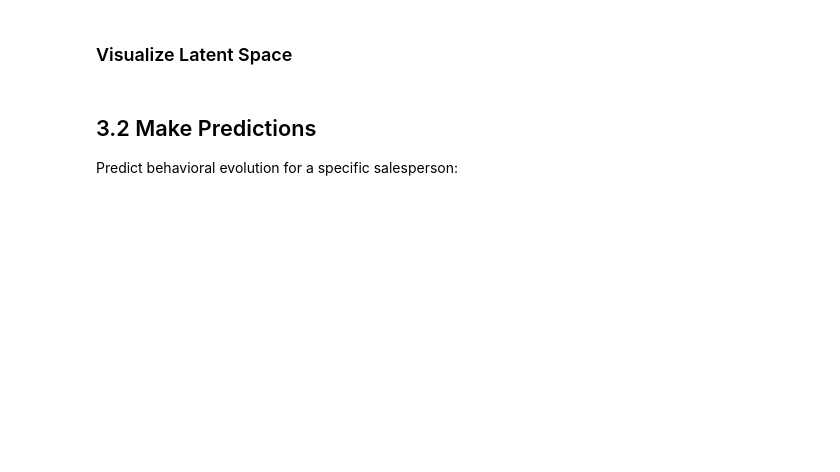
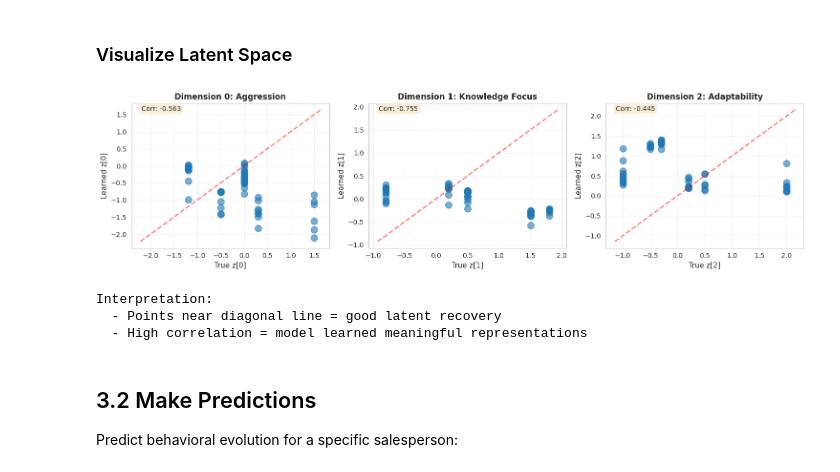
Before and after one commit to zhanshicu/rnn_simulator1, a Jupyter notebook: main.ipynb, the cells around one changed output. Drawn from its saved outputs; the diff is of its cells as text; code cells hidden in the pictures; blank space fills up the shorter version.

```diff
--- a/main.ipynb
+++ b/main.ipynb
@@ -353,40 +421,42 @@ else:
 # %% [markdown]
 ### Visualize Latent Space
 # %%
-if tf_available:
-    fig, axes = plt.subplots(1, 3, figsize=(15, 4))
+fig, axes = plt.subplots(1, 3, figsize=(15, 4))
 
-    dim_names = ['Aggression', 'Knowledge Focus', 'Adaptability']
+dim_names = ['Aggression', 'Knowledge Focus', 'Adaptability']
 
-    for dim in range(3):
-        ax = axes[dim]
-        ax.scatter(test_data['latents'][:, dim], learned_latents[:, dim],
-                  alpha=0.6, s=100)
+for dim in range(3):
+    ax = axes[dim]
+    ax.scatter(test_data['latents'][:, dim], learned_latents[:, dim],
+                alpha=0.6, s=100)
 
-        # Add diagonal line
-        lims = [min(ax.get_xlim()[0], ax.get_ylim()[0]),
-                max(ax.get_xlim()[1], ax.get_ylim()[1])]
-        ax.plot(lims, lims, 'r--', alpha=0.5, linewidth=2)
+    # Add diagonal line
+    lims = [min(ax.get_xlim()[0], ax.get_ylim()[0]),
+            max(ax.get_xlim()[1], ax.get_ylim()[1])]
+    ax.plot(lims, lims, 'r--', alpha=0.5, linewidth=2)
 
-        ax.set_xlabel(f'True z[{dim}]', fontsize=11)
-        ax.set_ylabel(f'Learned z[{dim}]', fontsize=11)
-        ax.set_title(f'Dimension {dim}: {dim_names[dim]}', fontsize=12, fontweight='bold')
-        ax.grid(True, alpha=0.3)
+    ax.set_xlabel(f'True z[{dim}]', fontsize=11)
+    ax.set_ylabel(f'Learned z[{dim}]', fontsize=11)
+    ax.set_title(f'Dimension {dim}: {dim_names[dim]}', fontsize=12, fontweight='bold')
+    ax.grid(True, alpha=0.3)
 
-        # Compute correlation
-        corr = np.corrcoef(test_data['latents'][:, dim], learned_latents[:, dim])[0, 1]
-        ax.text(0.05, 0.95, f'Corr: {corr:.3f}',
-               transform=ax.transAxes, fontsize=10,
-               bbox=dict(boxstyle='round', facecolor='wheat', alpha=0.5))
+    # Compute correlation
+    corr = np.corrcoef(test_data['latents'][:, dim], learned_latents[:, dim])[0, 1]
+    ax.text(0.05, 0.95, f'Corr: {corr:.3f}',
+            transform=ax.transAxes, fontsize=10,
+            bbox=dict(boxstyle='round', facecolor='wheat', alpha=0.5))
 
-    plt.tight_layout()
-    plt.show()
+plt.tight_layout()
+plt.show()
 
-    print("Interpretation:")
-    print("  - Points near diagonal line = good latent recovery")
-    print("  - High correlation = model learned meaningful representations")
-else:
-    print("Skipping (TensorFlow not available)")
+print("Interpretation:")
+print("  - Points near diagonal line = good latent recovery")
+print("  - High correlation = model learned meaningful representations")
+# %% [output]
+[figure, added]
+Interpretation:
+  - Points near diagonal line = good latent recovery
+  - High correlation = model learned meaningful representations
 # %% [markdown]
 ## 3.2 Make Predictions
 
```
Also changed, not shown: parts of 13 cells of this notebook, 1 other file.
